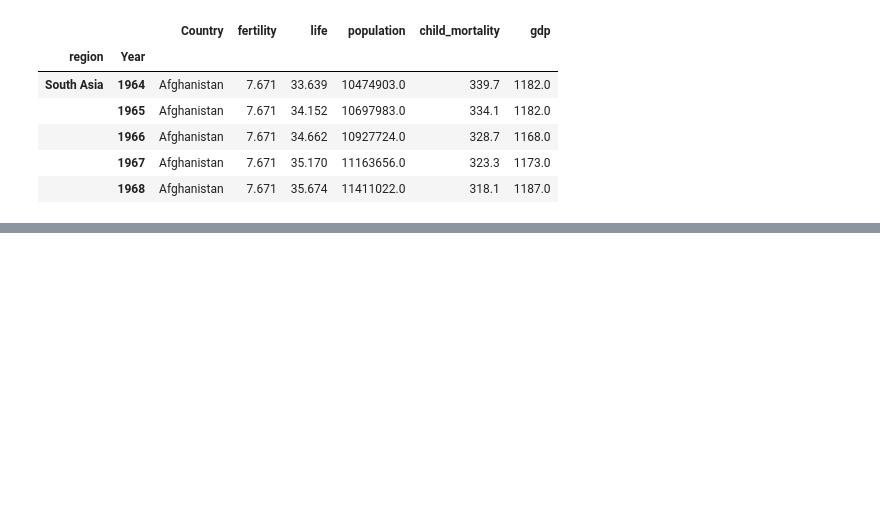
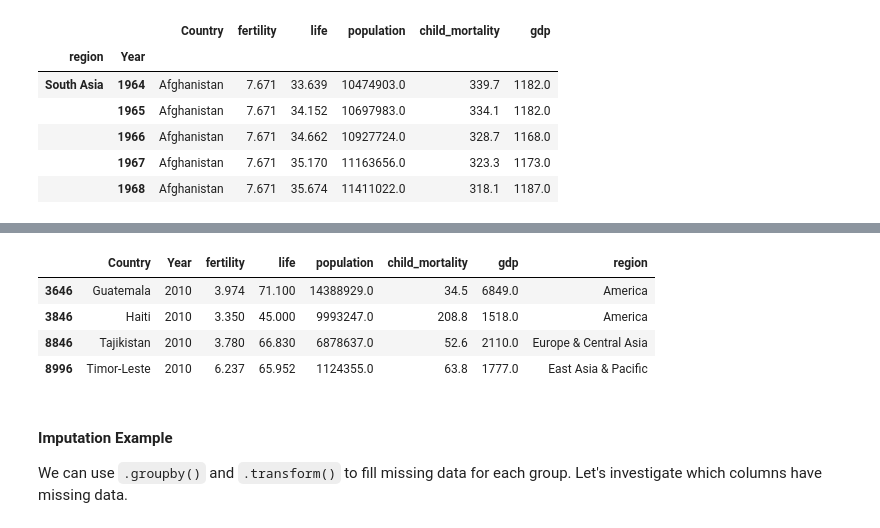
Before and after one commit to kaymal/python-teach, a Jupyter notebook: Python for Data Science/Manipulating DataFrames with Pandas - 2 (Grouping Data).ipynb, the cells around one changed output, grey strips where cells are left out. Cells and saved outputs as stored; diff of their text form; code cells hidden in the pictures; blank space fills up the shorter version.

```diff
--- a/Python for Data Science/Manipulating DataFrames with Pandas - 2 (Grouping Data).ipynb
+++ b/Python for Data Science/Manipulating DataFrames with Pandas - 2 (Grouping Data).ipynb
@@ -93,0 +177,19 @@ df.head()
+# %%
+# Construct a Boolean Series to identify outliers
+outliers = (standardized['life'] < -3) | (standardized['fertility'] > 3)
+
+# Filter data by the outliers
+df_outliers = df_2010.loc[outliers]
+
+# Print outliers
+df_outliers.head()
+# %% [output]
+|  | Country | Year | fertility | life | population | child_mortality | gdp | region |
+| 3646 | Guatemala | 2010 | 3.974 | 71.100 | 14388929.0 | 34.5 | 6849.0 | America |
+| 3846 | Haiti | 2010 | 3.350 | 45.000 | 9993247.0 | 208.8 | 1518.0 | America |
+| 8846 | Tajikistan | 2010 | 3.780 | 66.830 | 6878637.0 | 52.6 | 2110.0 | Europe & Central Asia |
+| 8996 | Timor-Leste | 2010 | 6.237 | 65.952 | 1124355.0 | 63.8 | 1777.0 | East Asia & Pacific |
+# %% [markdown]
+#### Imputation Example
+
+We can use `.groupby()` and `.transform()` to fill missing data for each group. Let's investigate which columns have missing data.
```
Also changed, not shown: parts of 24 cells of this notebook.
